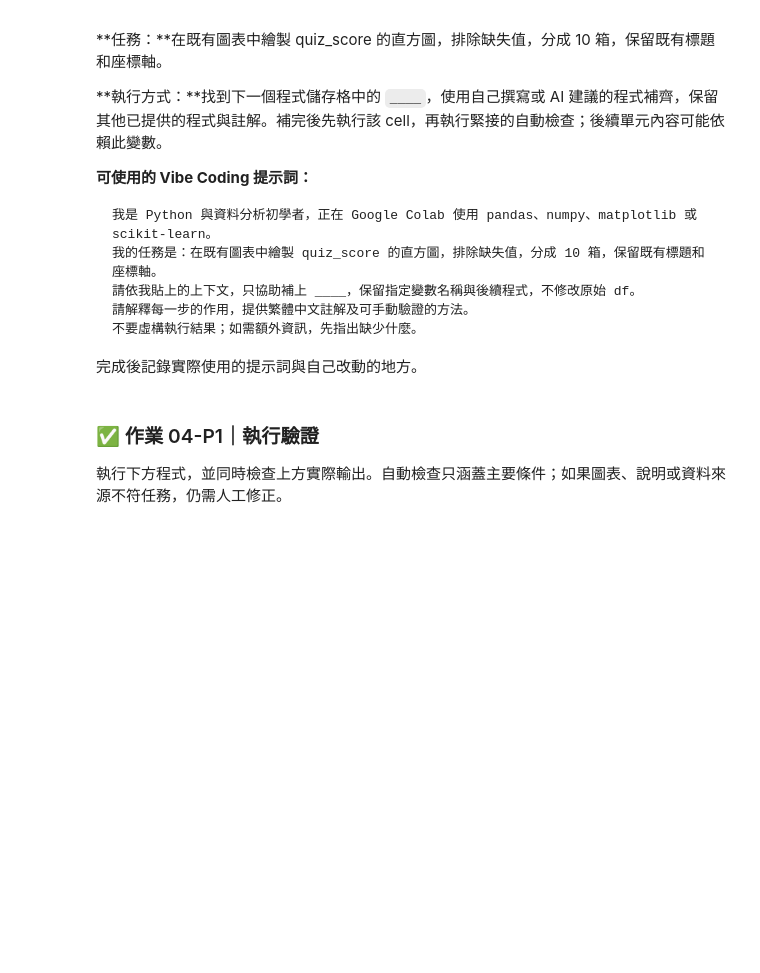
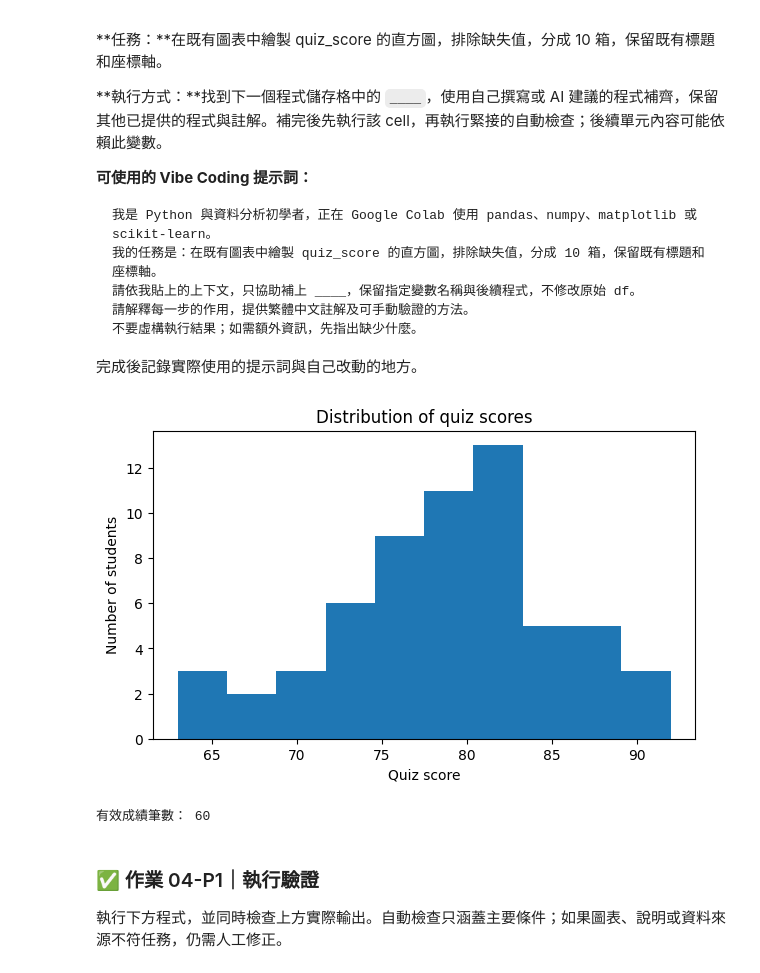
Before and after one commit to lyc221221/C114118115-cis, a Jupyter notebook: W09/04_描述統計與視覺化_學生版.ipynb, the cells around one changed output. Cells and saved outputs as stored; diff of their text form; code cells hidden in the pictures; blank space fills up the shorter version.

```diff
--- a/W09/04_描述統計與視覺化_學生版.ipynb
+++ b/W09/04_描述統計與視覺化_學生版.ipynb
@@ -98,12 +113,15 @@ print("螢幕時間平均／中位數：", df["screen_time_hours"].mean(), df["s
 # %%
 # 以英文標籤避免 Colab 缺中文字型；圖形後呼叫 show
 plt.figure(figsize=(7, 4))
-____  # TODO：以 quiz_score 的非缺失資料畫 bins=10 的直方圖
+plt.hist(df["quiz_score"].dropna(), bins=10)  # TODO：以 quiz_score 的非缺失資料畫 bins=10 的直方圖
 plt.title("Distribution of quiz scores")
 plt.xlabel("Quiz score")
 plt.ylabel("Number of students")
 plt.show()
 print("有效成績筆數：", df["quiz_score"].count())
+# %% [output]
+[figure, added]
+有效成績筆數： 60
 # %% [markdown]
 ### ✅ 作業 04-P1｜執行驗證
 執行下方程式，並同時檢查上方實際輸出。自動檢查只涵蓋主要條件；如果圖表、說明或資料來源不符任務，仍需人工修正。
```
Also changed, not shown: parts of 11 cells of this notebook.
